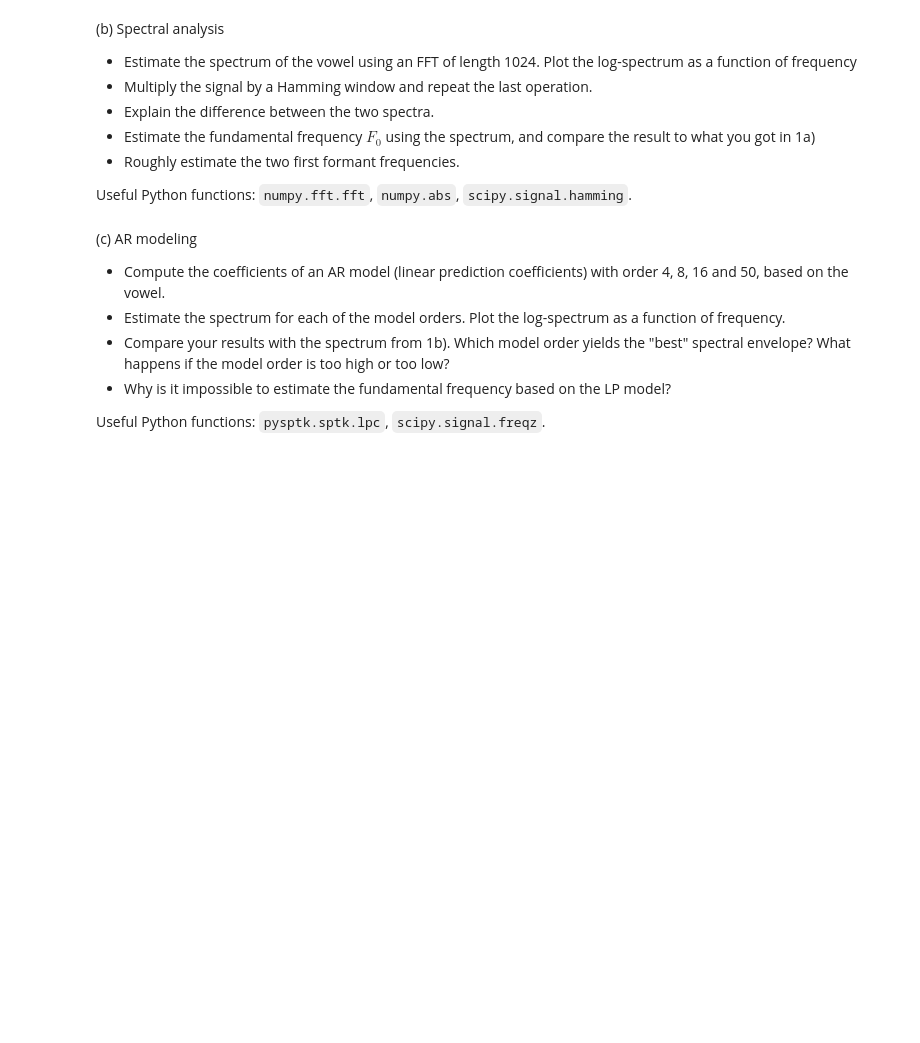
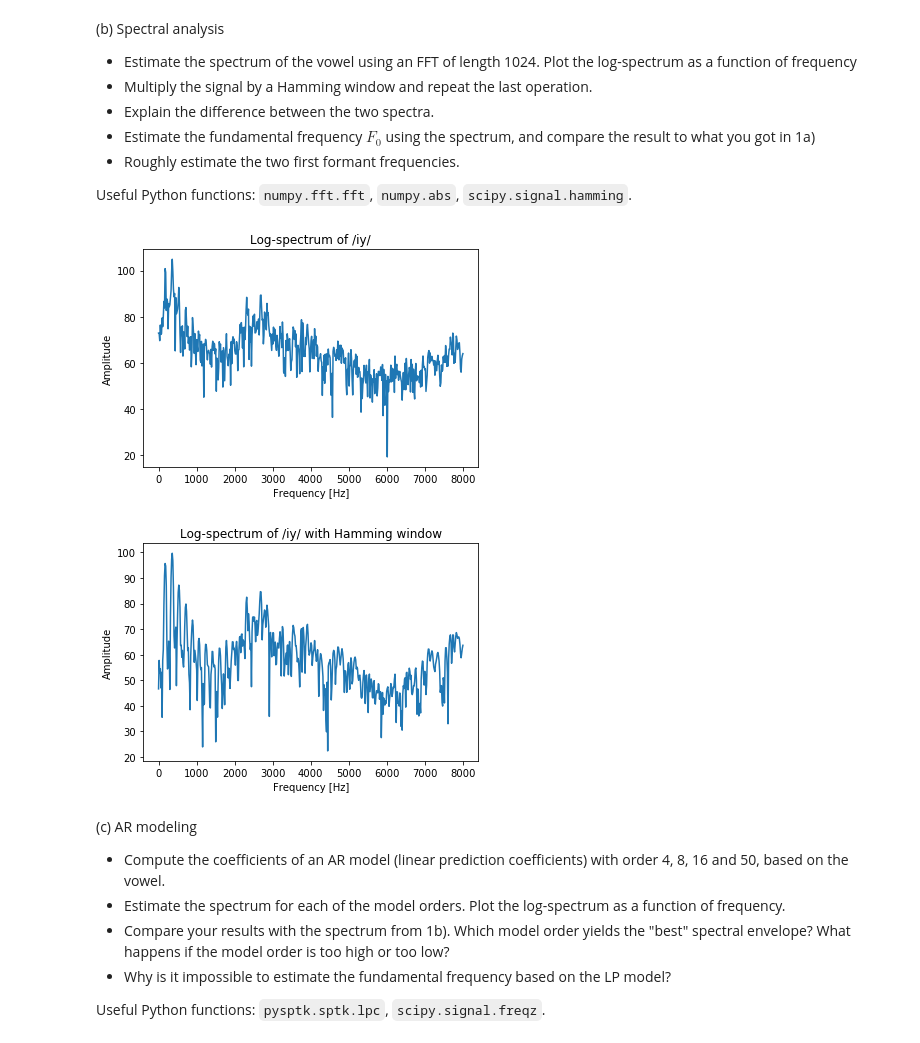
Before and after one commit to jakvah/TTT4185-MachineLearning, a Jupyter notebook: assignment_1.ipynb, the cells around one changed output. Drawn from its saved outputs; the diff is of its cells as text; code cells hidden in the pictures; blank space fills up the shorter version.

```diff
--- a/assignment_1.ipynb
+++ b/assignment_1.ipynb
@@ -58,6 +82,44 @@ plt.plot(iy_data)
 - Roughly estimate the two first formant frequencies.
 
 Useful Python functions: `numpy.fft.fft`, `numpy.abs`, `scipy.signal.hamming`.
+# %%
+# Assuming that /iy/ is the last 40ms of the signal
+import scipy.io.wavfile
+import matplotlib.pyplot as plt
+import numpy as np
+import scipy
+from scipy import signal
+Fs, data = scipy.io.wavfile.read('Audiofiles/stry.wav')
+
+desired_time = 40e-3
+desired_samples = int(desired_time*Fs)
+
+# We want the last desired_samples of the signal
+iy_data = data[len(data)-desired_samples:]
+
+
+fft_iy_data = np.fft.fft(iy_data,n=1024)
+N = int(len(fft_iy_data)/2)
+fft_x_axis = np.linspace(0,(Fs/2),N)
+plt.title("Log-spectrum of /iy/")
+plt.xlabel("Frequency [Hz]")
+plt.ylabel("Amplitude")
+plt.plot(fft_x_axis,20*np.log10(np.abs(fft_iy_data[:N])))
+plt.show()
+
+
+# Hamming window
+hamming_window = scipy.signal.hamming(len(iy_data))
+iy_data_hamming = iy_data * hamming_window
+fft_iy_data_hamming = np.fft.fft(iy_data_hamming,n=1024)
+plt.title("Log-spectrum of /iy/ with Hamming window")
+plt.xlabel("Frequency [Hz]")
+plt.ylabel("Amplitude")
+plt.plot(fft_x_axis,20*np.log10(np.abs(fft_iy_data_hamming[:N])))
+plt.show()
+# %% [output]
+[figure, added]
+[figure, added]
 # %% [markdown]
 (c) AR modeling
 - Compute the coefficients of an AR model (linear prediction coefficients) with order 4, 8, 16 and 50, based on the vowel.
```
Also changed, not shown: parts of 4 cells of this notebook.
